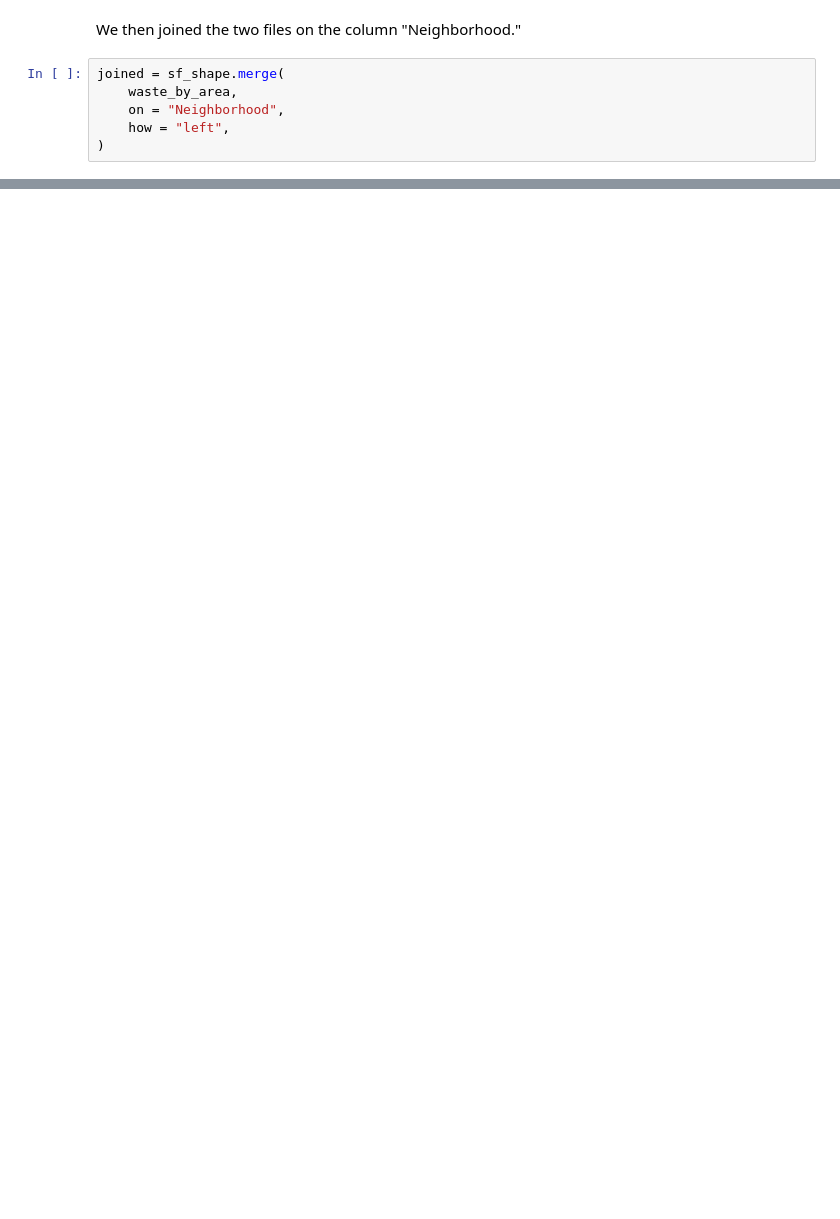
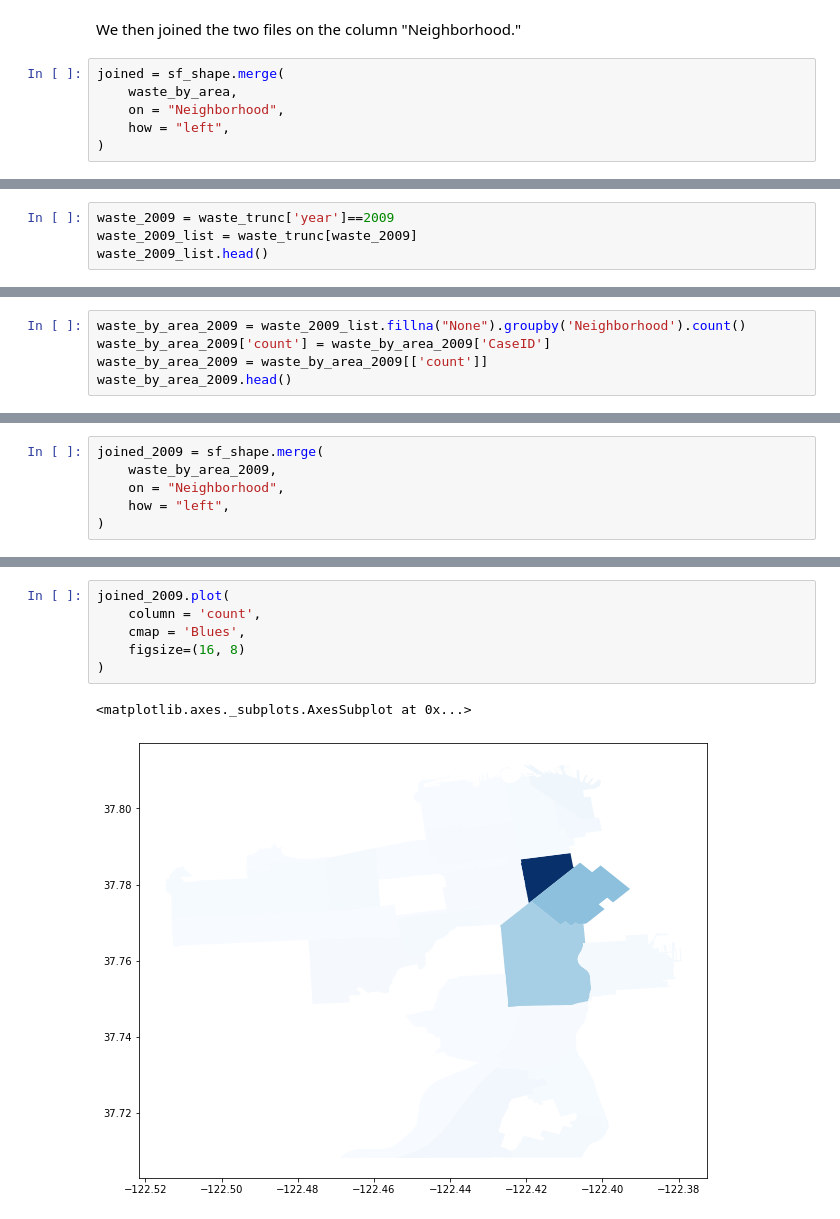
Before and after one commit to tanjiahui10/sf-data-project, a Jupyter notebook: notebooks/Part2_Map.ipynb, the cells around one changed output, grey strips where cells are left out. Saved outputs shown, nothing was run; the diff lists cells and outputs as text; blank space fills up the shorter version.

```diff
--- a/notebooks/Part2_Map.ipynb
+++ b/notebooks/Part2_Map.ipynb
@@ -204,0 +210,4 @@ joined.plot(
+# %%
+waste_2009 = waste_trunc['year']==2009
+waste_2009_list = waste_trunc[waste_2009]
+waste_2009_list.head()
@@ -204,0 +221,5 @@ joined.plot(
+# %%
+waste_by_area_2009 = waste_2009_list.fillna("None").groupby('Neighborhood').count()
+waste_by_area_2009['count'] = waste_by_area_2009['CaseID']
+waste_by_area_2009 = waste_by_area_2009[['count']]
+waste_by_area_2009.head()
@@ -204,0 +234,6 @@ joined.plot(
+# %%
+joined_2009 = sf_shape.merge(
+    waste_by_area_2009,
+    on = "Neighborhood",
+    how = "left",
+)
@@ -204,0 +253,9 @@ joined.plot(
+# %%
+joined_2009.plot(
+    column = 'count',
+    cmap = 'Blues',
+    figsize=(16, 8)
+)
+# %% [output]
+<matplotlib.axes._subplots.AxesSubplot at 0x...>
+[figure, added]
```
Also changed, not shown: parts of 30 cells of this notebook.
